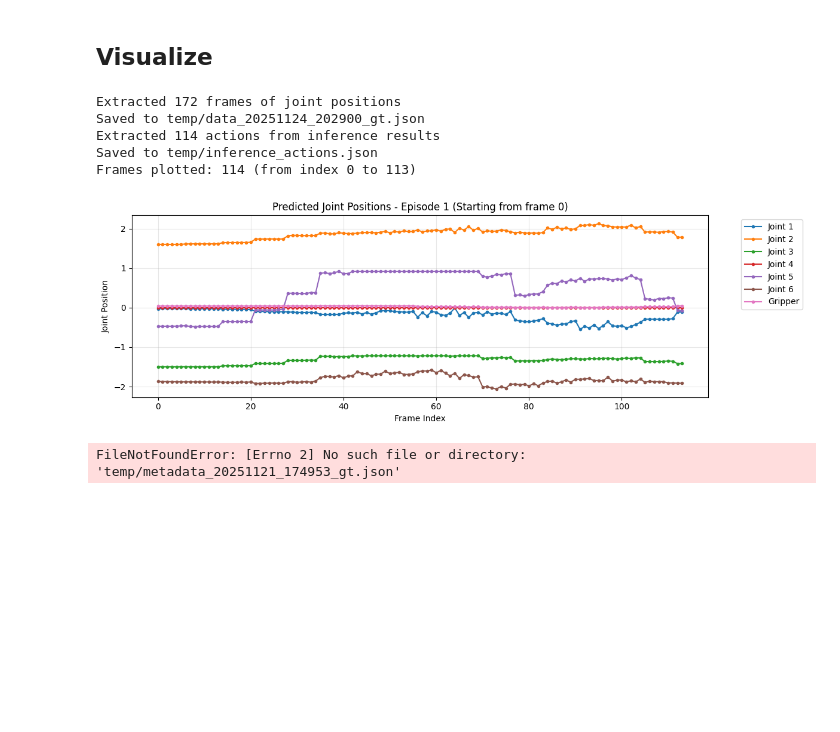
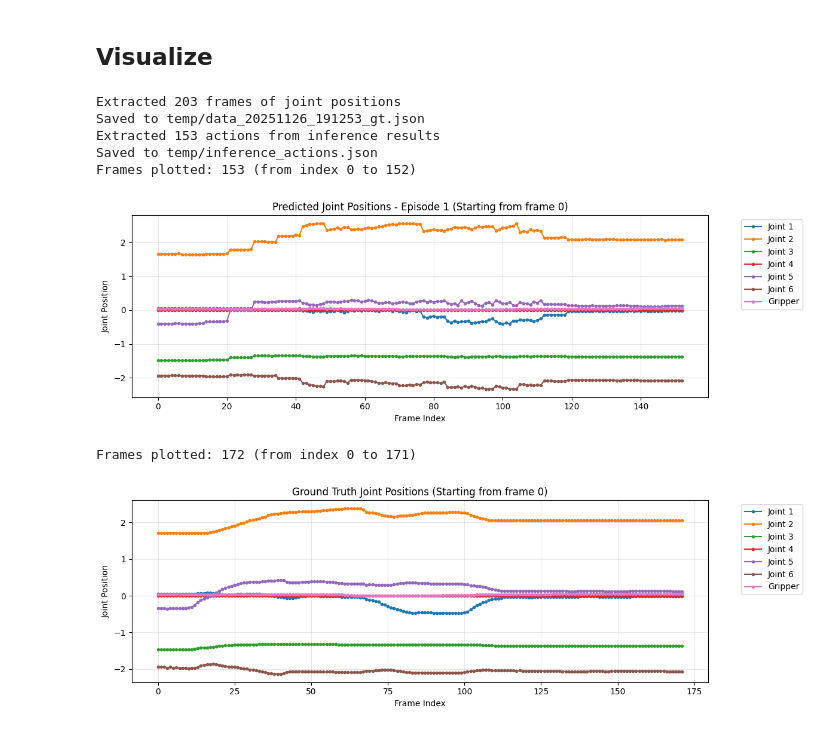
Before and after one commit to mayuanyang/lerobot-piper, a Jupyter notebook: src/prepare_dataset_demo.ipynb, the cells around one changed output. Drawn from its saved outputs; the diff is of its cells as text; code cells hidden in the pictures; blank space fills up the shorter version.

```diff
--- a/src/prepare_dataset_demo.ipynb
+++ b/src/prepare_dataset_demo.ipynb
@@ -263,40 +245,41 @@ def plot_joint_positions(json_file_path, title, start_frame_index=0):
         # Extract joint positions for each frame in the filtered data
         for action in filtered_data:
             for i in range(7):  # 6 joints + 1 gripper
                 joints[i].append(action[i])
 
 
     # Create the plot
     plt.figure(figsize=(12, 4)) # Slightly larger figure for clarity
 
     # Joint names
     joint_names = ['Joint 1', 'Joint 2', 'Joint 3', 'Joint 4', 'Joint 5', 'Joint 6', 'Gripper']
 
     # Plot each joint with a different color
     for i in range(7):
         plt.plot(frame_indices, joints[i], label=joint_names[i], marker='o', markersize=3, linewidth=1.5)
 
     # Add labels and title
     plt.xlabel('Frame Index')
     plt.ylabel('Joint Position')
     plt.title(f"{title} (Starting from frame {start_frame_index})")
     plt.legend(bbox_to_anchor=(1.05, 1), loc='upper left') # Legend outside plot
     plt.grid(True, alpha=0.3)
 
     # Show the plot
     plt.tight_layout()
     plt.show()
 
 plot_joint_positions('temp/inference_actions.json', 'Predicted Joint Positions - Episode 1')
-plot_joint_positions('temp/data_20251124_202900_gt.json', 'Ground Truth Joint Positions')
+plot_joint_positions('temp/data_20251126_191253_gt.json', 'Ground Truth Joint Positions')
 # %% [output]
-Extracted 172 frames of joint positions
-Saved to temp/data_20251124_202900_gt.json
-Extracted 114 actions from inference results
+Extracted 203 frames of joint positions
+Saved to temp/data_20251126_191253_gt.json
+Extracted 153 actions from inference results
 Saved to temp/inference_actions.json
-Frames plotted: 114 (from index 0 to 113)
+Frames plotted: 153 (from index 0 to 152)
-[figure, old version]
+[figure, new version]
-FileNotFoundError: [Errno 2] No such file or directory: 'temp/metadata_20251121_174953_gt.json'
+Frames plotted: 172 (from index 0 to 171)
+[figure, added]
 # %%
 from pathlib import Path
 from lerobot.policies.diffusion.modeling_diffusion import DiffusionPolicy
```
Also changed, not shown: parts of 2 cells of this notebook, 4 other files.
